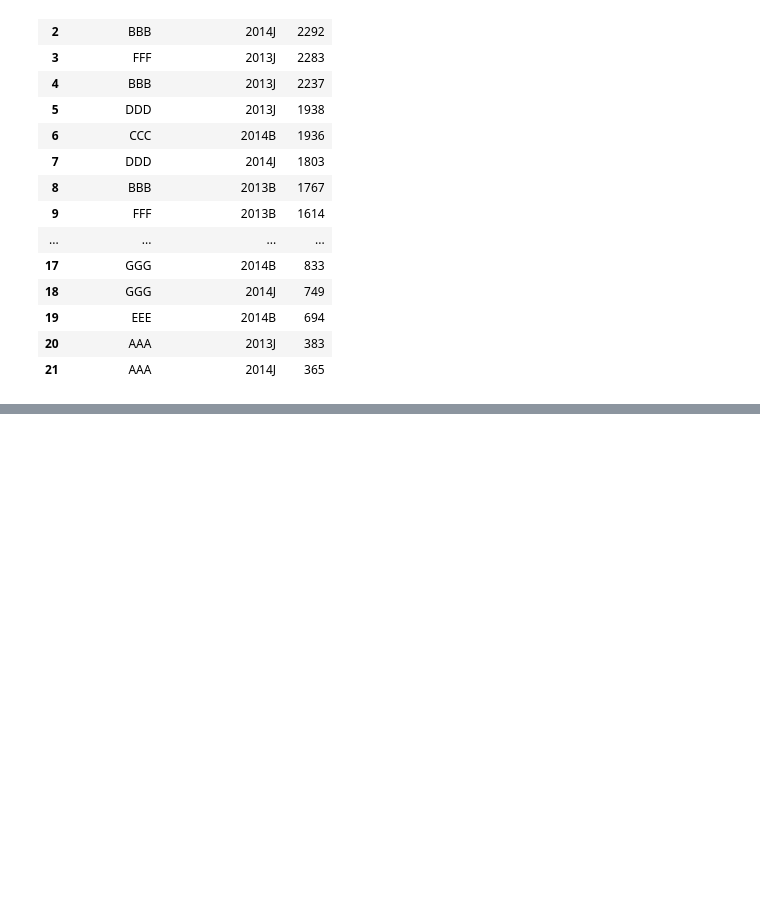
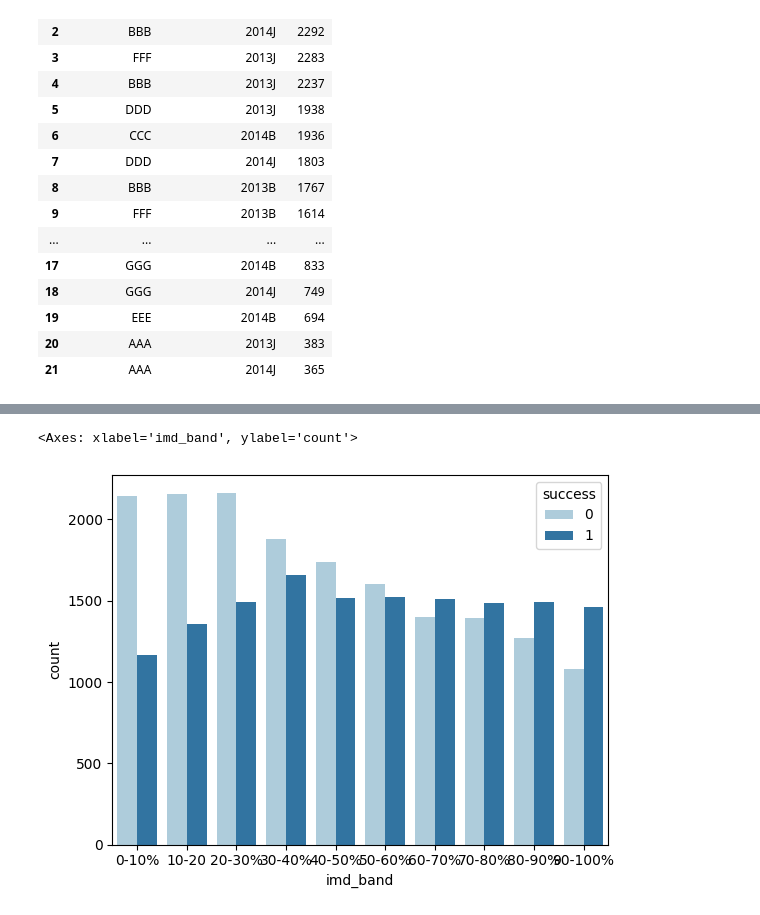
Before and after one commit to Peilong/JayQuery, a Jupyter notebook: notebooks/2026_05_20-EDA_Notebook-v1.ipynb, the cells around one changed output, grey strips where cells are left out. Cells and saved outputs as stored; diff of their text form; code cells hidden in the pictures; blank space fills up the shorter version.

```diff
--- a/notebooks/2026_05_20-EDA_Notebook-v1.ipynb
+++ b/notebooks/2026_05_20-EDA_Notebook-v1.ipynb
@@ -424,0 +499,5 @@ module_presentation_counts
+# %%
+sns.countplot(data=sidf,x='imd_band',hue='success',palette='Paired', order=sorted(sidf['imd_band'].unique()))
+# %% [output]
+<Axes: xlabel='imd_band', ylabel='count'>
+[figure, added]
```
Also changed, not shown: parts of 53 cells of this notebook, 1 other file.
